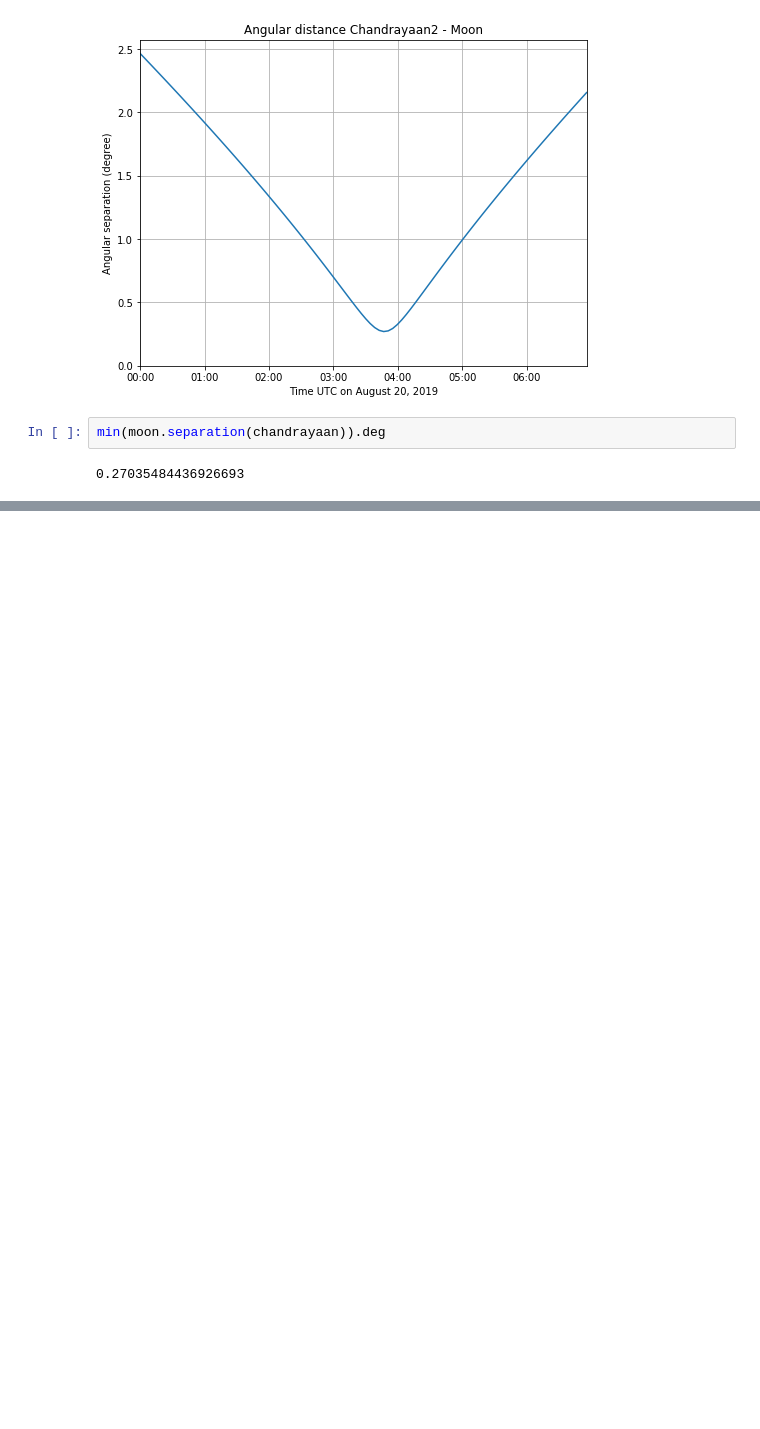
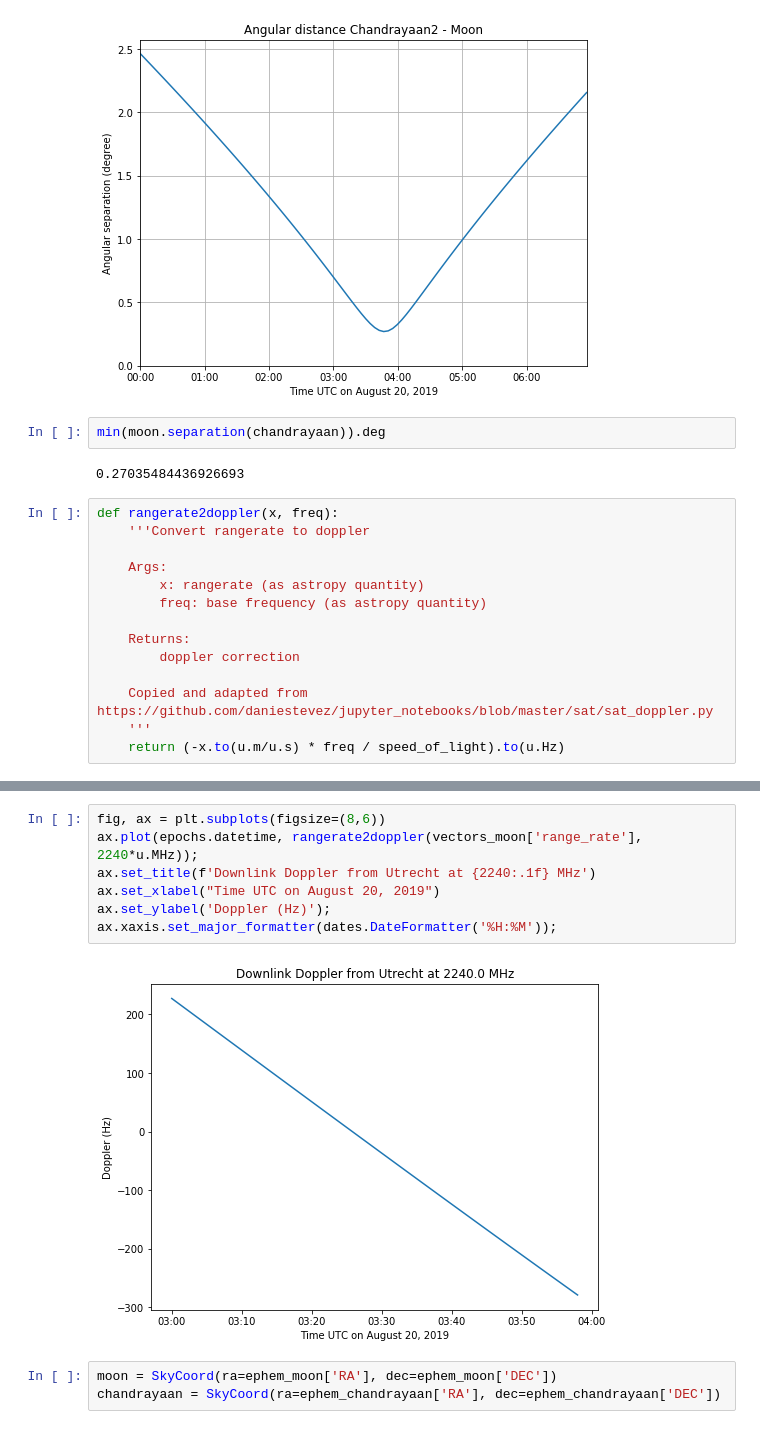
Before and after one commit to tammojan/satnotebooks, a Jupyter notebook: chandrayaan.ipynb, the cells around one changed output, grey strips where cells are left out. Saved outputs shown, nothing was run; the diff lists cells and outputs as text; blank space fills up the shorter version.

```diff
--- a/chandrayaan.ipynb
+++ b/chandrayaan.ipynb
@@ -44,3 +53,17 @@ ax.set_ylabel("Angular separation (degree)");
 min(moon.separation(chandrayaan)).deg
 # %% [output]
 0.27035484436926693
+# %%
+def rangerate2doppler(x, freq):
+    '''Convert rangerate to doppler
+
+    Args:
+        x: rangerate (as astropy quantity)
+        freq: base frequency (as astropy quantity)
+
+    Returns:
+        doppler correction
+
+    Copied and adapted from https://github.com/daniestevez/jupyter_notebooks/blob/master/sat/sat_doppler.py
+    '''
+    return (-x.to(u.m/u.s) * freq / speed_of_light).to(u.Hz)
@@ -46,0 +164,12 @@ min(moon.separation(chandrayaan)).deg
+# %%
+fig, ax = plt.subplots(figsize=(8,6))
+ax.plot(epochs.datetime, rangerate2doppler(vectors_moon['range_rate'], 2240*u.MHz));
+ax.set_title(f'Downlink Doppler from Utrecht at {2240:.1f} MHz')
+ax.set_xlabel("Time UTC on August 20, 2019")
+ax.set_ylabel('Doppler (Hz)');
+ax.xaxis.set_major_formatter(dates.DateFormatter('%H:%M'));
+# %% [output]
+[figure, added]
+# %%
+moon = SkyCoord(ra=ephem_moon['RA'], dec=ephem_moon['DEC'])
+chandrayaan = SkyCoord(ra=ephem_chandrayaan['RA'], dec=ephem_chandrayaan['DEC'])
```
Also changed, not shown: parts of 13 cells of this notebook.
